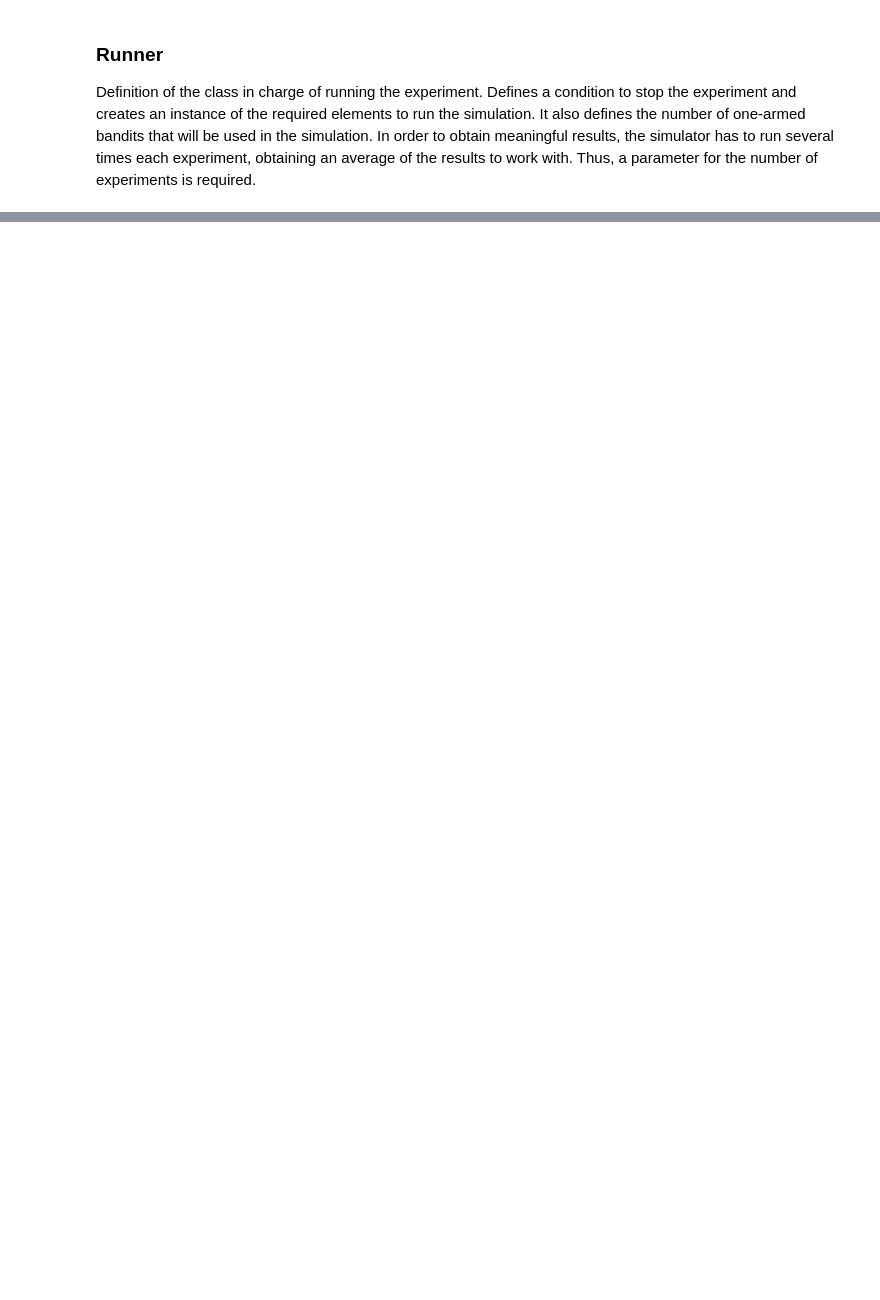
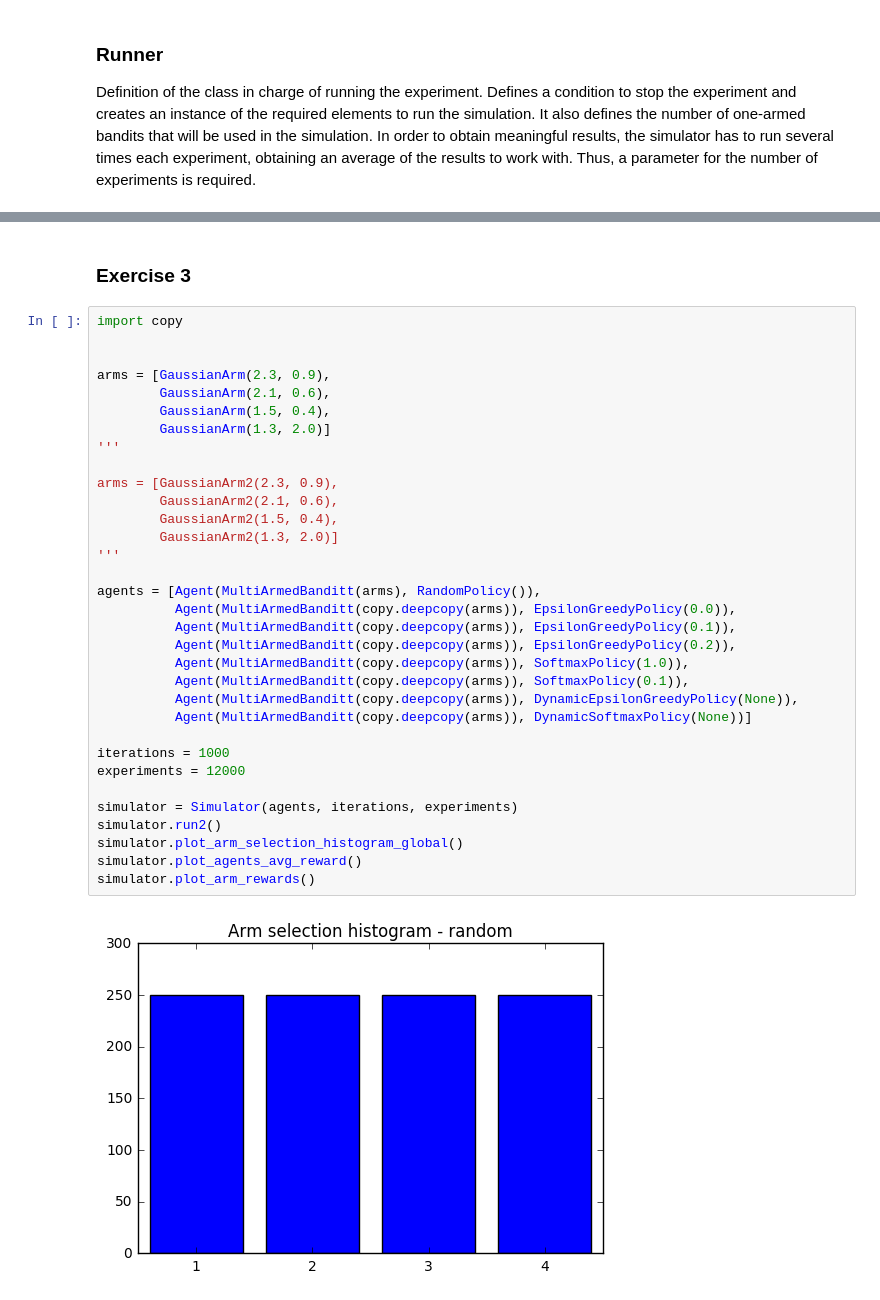
Before and after one commit to fabioanh/multi-armed-bandit, a Jupyter notebook: multi-armed-bandit.ipynb, the cells around one changed output, grey strips where cells are left out. Drawn from its saved outputs; the diff is of its cells as text; blank space fills up the shorter version.

```diff
--- a/multi-armed-bandit.ipynb
+++ b/multi-armed-bandit.ipynb
@@ -408,0 +505,37 @@ simulator.plot_arm_rewards()
+# %% [markdown]
+### Exercise 3
+# %%
+import copy
+
+
+arms = [GaussianArm(2.3, 0.9),
+        GaussianArm(2.1, 0.6),
+        GaussianArm(1.5, 0.4),
+        GaussianArm(1.3, 2.0)]
+'''
+
+arms = [GaussianArm2(2.3, 0.9),
+        GaussianArm2(2.1, 0.6),
+        GaussianArm2(1.5, 0.4),
+        GaussianArm2(1.3, 2.0)]
+'''
+
+agents = [Agent(MultiArmedBanditt(arms), RandomPolicy()),
+          Agent(MultiArmedBanditt(copy.deepcopy(arms)), EpsilonGreedyPolicy(0.0)),
+          Agent(MultiArmedBanditt(copy.deepcopy(arms)), EpsilonGreedyPolicy(0.1)),
+          Agent(MultiArmedBanditt(copy.deepcopy(arms)), EpsilonGreedyPolicy(0.2)),
+          Agent(MultiArmedBanditt(copy.deepcopy(arms)), SoftmaxPolicy(1.0)),
+          Agent(MultiArmedBanditt(copy.deepcopy(arms)), SoftmaxPolicy(0.1)),
+          Agent(MultiArmedBanditt(copy.deepcopy(arms)), DynamicEpsilonGreedyPolicy(None)),
+          Agent(MultiArmedBanditt(copy.deepcopy(arms)), DynamicSoftmaxPolicy(None))]
+
+iterations = 1000
+experiments = 12000
+
+simulator = Simulator(agents, iterations, experiments)
+simulator.run2()
+simulator.plot_arm_selection_histogram_global()
+simulator.plot_agents_avg_reward()
+simulator.plot_arm_rewards()
+# %% [output]
+[figure, added]
```
Also changed, not shown: parts of 7 cells of this notebook.
